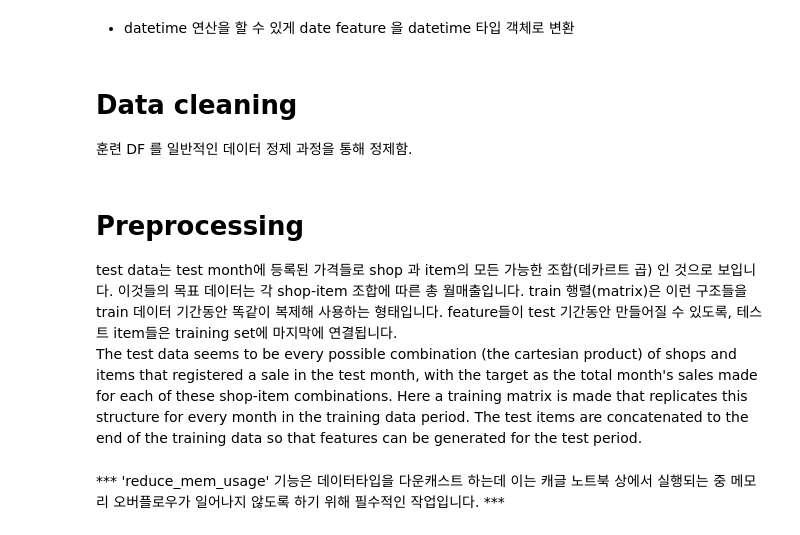
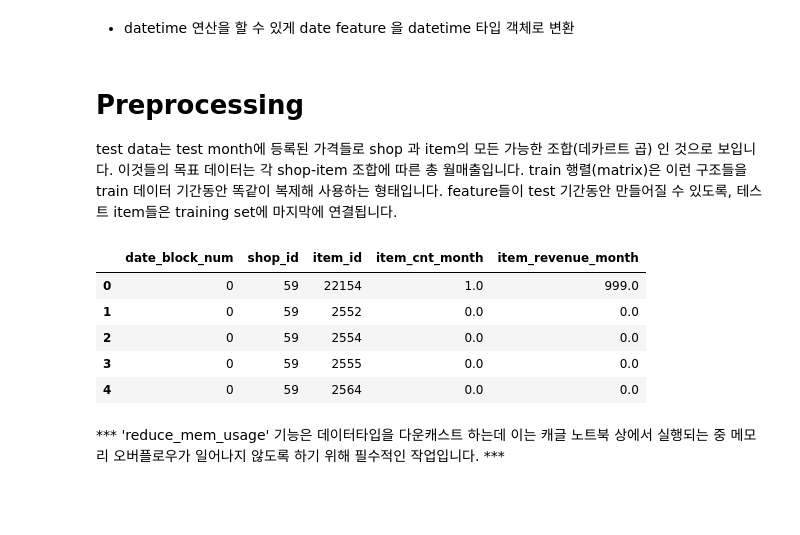
Before and after one commit to KO-JUNSUNG/TIL, a Jupyter notebook: kaggle/predict-future-sales.ipynb, the cells around one changed output. Drawn from its saved outputs; the diff is of its cells as text; code cells hidden in the pictures; blank space fills up the shorter version.

```diff
--- a/kaggle/predict-future-sales.ipynb
+++ b/kaggle/predict-future-sales.ipynb
@@ -132,7 +225,3 @@ shop.value_counts()
-# %% [markdown]
-# Data cleaning
-
-훈련 DF 를 일반적인 데이터 정제 과정을 통해 정제함.
 # %%
 # shop의 중복 id 통합
 train["shop_id"] = train["shop_id"].replace({0: 57, 1: 58, 11: 10, 40: 39})
@@ -146,7 +235,6 @@ train = train[(train["item_cnt_day"] > 0) & (train["item_cnt_day"] < 1000)]
 # Preprocessing
 
 test data는 test month에 등록된 가격들로 shop 과 item의 모든 가능한 조합(데카르트 곱) 인 것으로 보입니다. 이것들의 목표 데이터는 각 shop-item 조합에 따른 총 월매출입니다. train 행렬(matrix)은 이런 구조들을 train 데이터 기간동안 똑같이 복제해 사용하는 형태입니다. feature들이 test 기간동안 만들어질 수 있도록, 테스트 item들은 training set에 마지막에 연결됩니다.
-The test data seems to be every possible combination (the cartesian product) of shops and items that registered a sale in the test month, with the target as the total month's sales made for each of these shop-item combinations. Here a training matrix is made that replicates this structure for every month in the training data period. The test items are concatenated to the end of the training data so that features can be generated for the test period.
 # %%
 # train 데이터를 test 데이터와 병합하여 새로운 train data 만들기.
 # 점수를 올리기 위한 일종의 과적합 테크닉.
@@ -195,6 +283,15 @@ def create_testlike_train(sales_train, test=None):
 # %%
 matrix = create_testlike_train(train, test)
 del(test)
+# %%
+matrix.head()
+# %% [output]
+|  | date_block_num | shop_id | item_id | item_cnt_month | item_revenue_month |
+| 0 | 0 | 59 | 22154 | 1.0 | 999.0 |
+| 1 | 0 | 59 | 2552 | 0.0 | 0.0 |
+| 2 | 0 | 59 | 2554 | 0.0 | 0.0 |
+| 3 | 0 | 59 | 2555 | 0.0 | 0.0 |
+| 4 | 0 | 59 | 2564 | 0.0 | 0.0 |
 # %% [markdown]
 *** 'reduce_mem_usage' 기능은 데이터타입을 다운캐스트 하는데 이는 캐글 노트북 상에서 실행되는 중 메모리 오버플로우가 일어나지 않도록 하기 위해 필수적인 작업입니다. ***
 # %%
```
Also changed, not shown: parts of 41 cells of this notebook, 6 other files.
